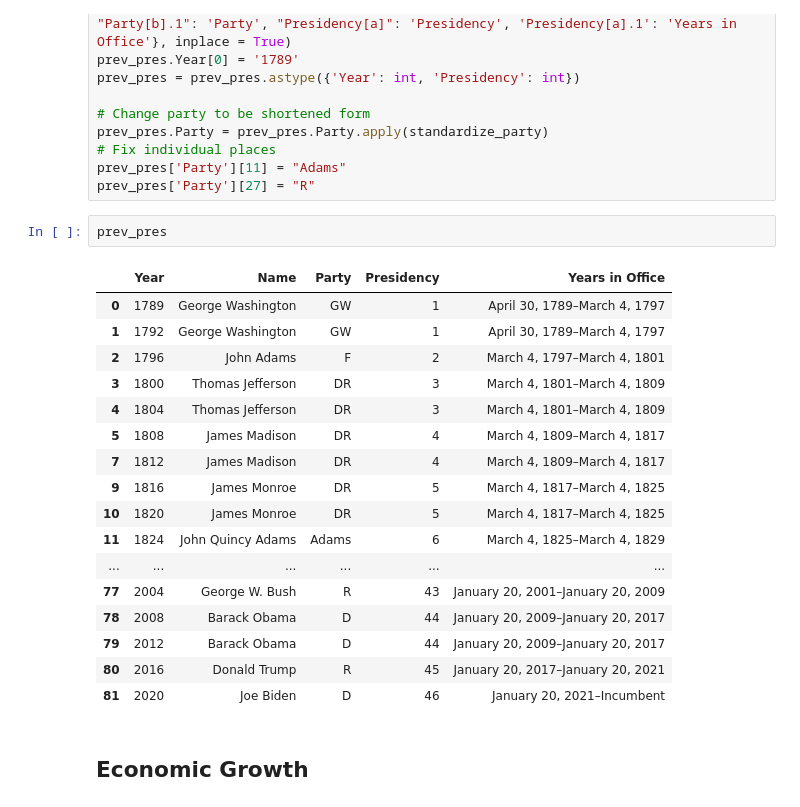
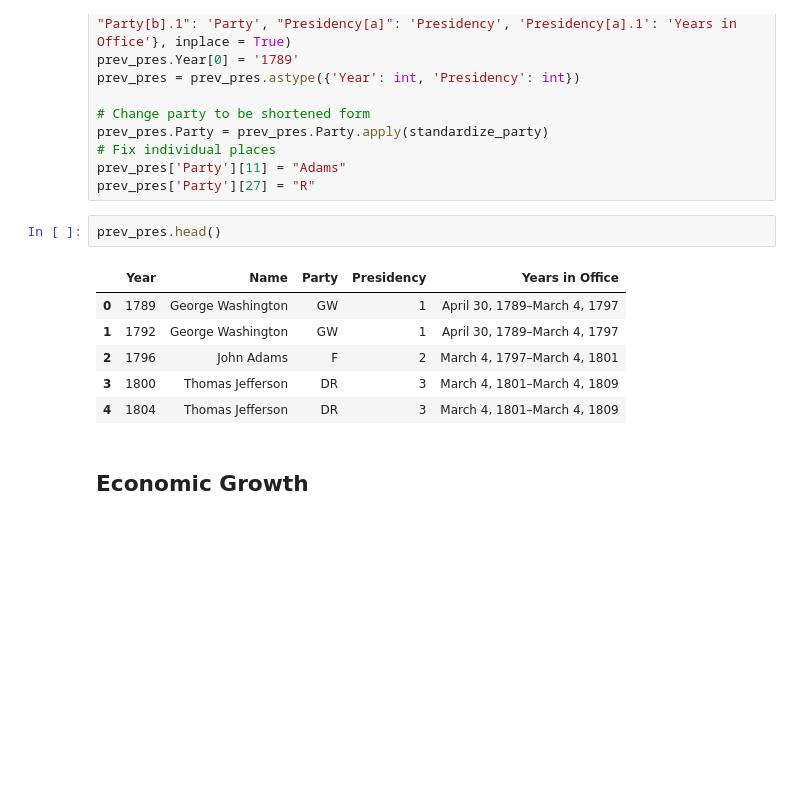
Before and after one commit to coletteyeager/PPOL564_FinalProject, a Jupyter notebook: Data/Data.ipynb, the cells around one changed output. Saved outputs shown, nothing was run; the diff lists cells and outputs as text; blank space fills up the shorter version.

```diff
--- a/Data/Data.ipynb
+++ b/Data/Data.ipynb
@@ -106,25 +103,14 @@ prev_pres.Party = prev_pres.Party.apply(standardize_party)
 prev_pres['Party'][11] = "Adams"
 prev_pres['Party'][27] = "R"
 # %%
-prev_pres
+prev_pres.head()
 # %% [output]
 |  | Year | Name | Party | Presidency | Years in Office |
 | 0 | 1789 | George Washington | GW | 1 | April 30, 1789–March 4, 1797 |
 | 1 | 1792 | George Washington | GW | 1 | April 30, 1789–March 4, 1797 |
 | 2 | 1796 | John Adams | F | 2 | March 4, 1797–March 4, 1801 |
 | 3 | 1800 | Thomas Jefferson | DR | 3 | March 4, 1801–March 4, 1809 |
 | 4 | 1804 | Thomas Jefferson | DR | 3 | March 4, 1801–March 4, 1809 |
-| 5 | 1808 | James Madison | DR | 4 | March 4, 1809–March 4, 1817 |
-| 7 | 1812 | James Madison | DR | 4 | March 4, 1809–March 4, 1817 |
-| 9 | 1816 | James Monroe | DR | 5 | March 4, 1817–March 4, 1825 |
-| 10 | 1820 | James Monroe | DR | 5 | March 4, 1817–March 4, 1825 |
-| 11 | 1824 | John Quincy Adams | Adams | 6 | March 4, 1825–March 4, 1829 |
-| ... | ... | ... | ... | ... | ... |
-| 77 | 2004 | George W. Bush | R | 43 | January 20, 2001–January 20, 2009 |
-| 78 | 2008 | Barack Obama | D | 44 | January 20, 2009–January 20, 2017 |
-| 79 | 2012 | Barack Obama | D | 44 | January 20, 2009–January 20, 2017 |
-| 80 | 2016 | Donald Trump | R | 45 | January 20, 2017–January 20, 2021 |
-| 81 | 2020 | Joe Biden | D | 46 | January 20, 2021–Incumbent |
 # %% [markdown]
 ## Economic Growth
 # %%
```
Also changed, not shown: parts of 13 cells of this notebook.
